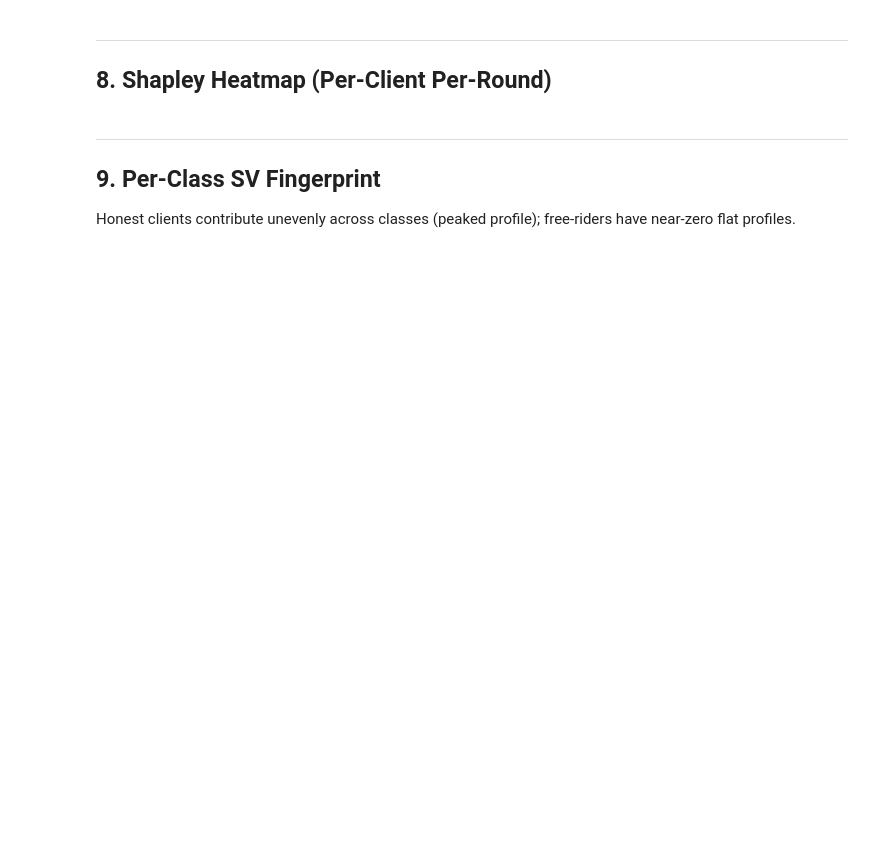
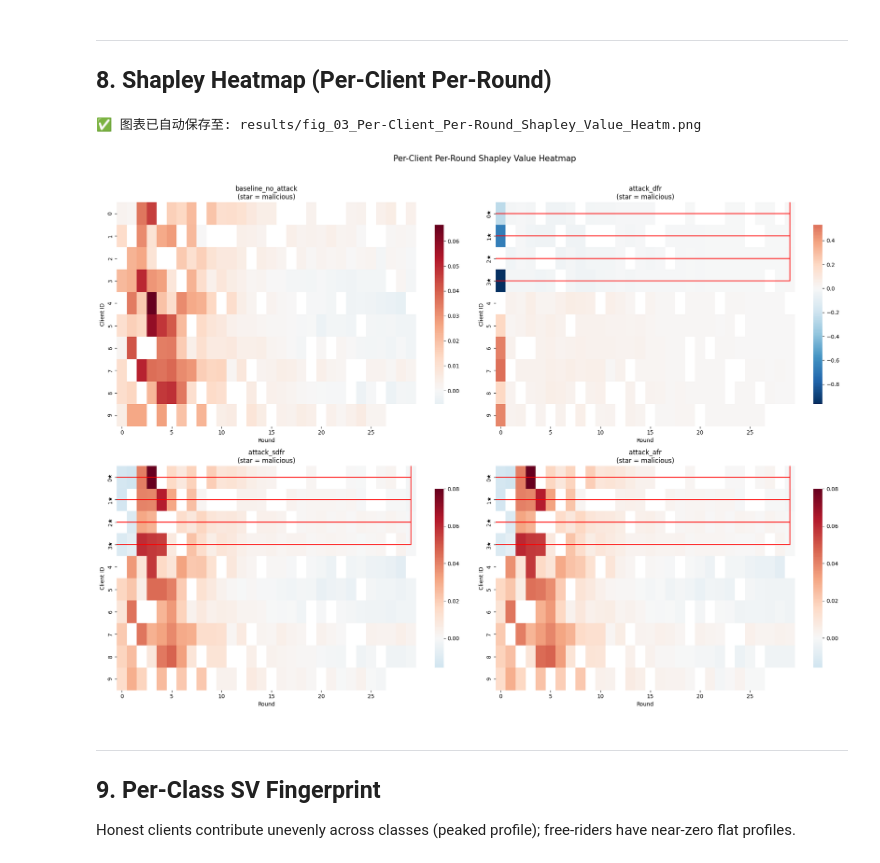
Before and after one commit to isaac-sun/20NEWS-FL, a Jupyter notebook: notebook_colab.ipynb, the cells around one changed output. Saved outputs shown, nothing was run; the diff lists cells and outputs as text; code cells hidden in the pictures; blank space fills up the shorter version.

```diff
--- a/notebook_colab.ipynb
+++ b/notebook_colab.ipynb
@@ -401,26 +536,31 @@ fig.tight_layout(); plt.show()
 ---
 ## 8. Shapley Heatmap (Per-Client Per-Round)
 # %%
+import matplotlib.patches as mpatches
+
 fig, axes = plt.subplots(2, 2, figsize=(20, 14))
 axes = axes.flatten()
 for idx, (exp_name, _) in enumerate(experiments):
     ax = axes[idx]
     sub = df[df["experiment_name"] == exp_name]
     if sub.empty: ax.set_title(exp_name); continue
     pivot = sub.pivot_table(index="client_id", columns="round",
                             values="round_shapley_value", aggfunc="mean")
     mal_ids = set(sub[sub["is_malicious"]]["client_id"].unique())
     labels = [f"{cid}{chr(9733) if cid in mal_ids else ''}" for cid in pivot.index]
     sns.heatmap(pivot, ax=ax, cmap="RdBu_r", center=0,
                 xticklabels=5, yticklabels=labels, cbar_kws={"shrink": 0.8})
     ax.set_xlabel("Round"); ax.set_ylabel("Client ID")
     ax.set_title(f"{exp_name}\n(star = malicious)")
     for i, cid in enumerate(pivot.index):
         if cid in mal_ids:
-            ax.add_patch(plt.Rectangle((-0.5, i-0.5), pivot.shape[1], 1,
+            ax.add_patch(mpatches.Rectangle((-0.5, i-0.5), pivot.shape[1], 1,
                 fill=False, edgecolor="red", linewidth=1.5))
 fig.suptitle("Per-Client Per-Round Shapley Value Heatmap", fontsize=15, y=1.02)
 fig.tight_layout(); plt.show()
+# %% [output]
+✅ 图表已自动保存至: results/fig_03_Per-Client_Per-Round_Shapley_Value_Heatm.png
+[figure, added]
 # %% [markdown]
 ---
 ## 9. Per-Class SV Fingerprint
```
Also changed, not shown: parts of 48 cells of this notebook, 6 other files.
